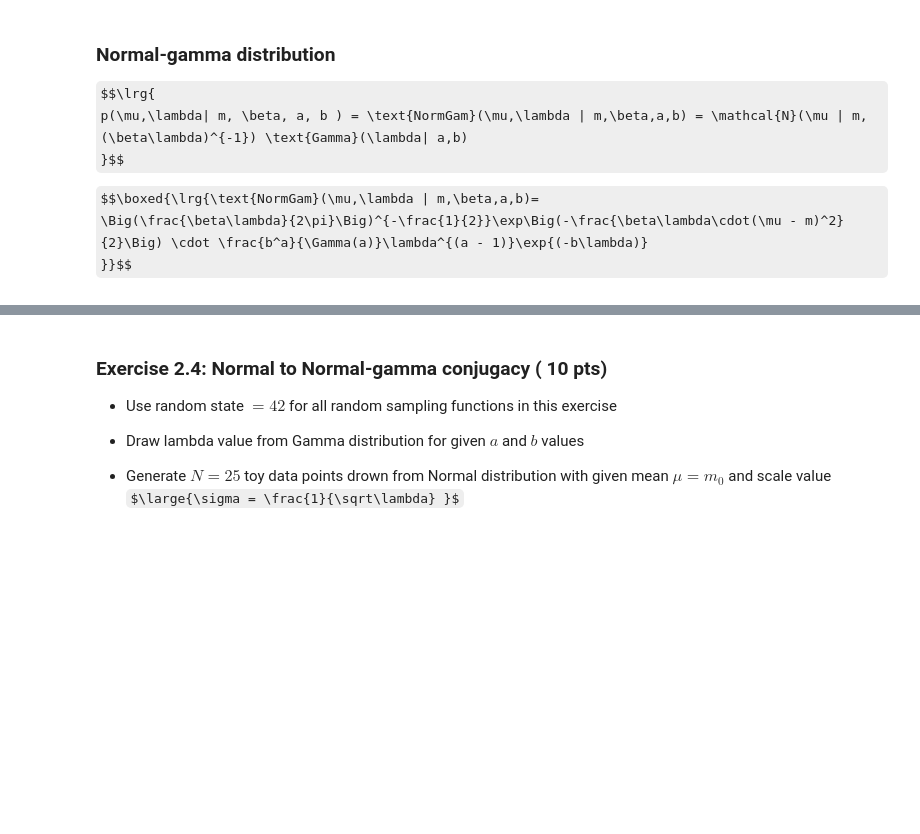
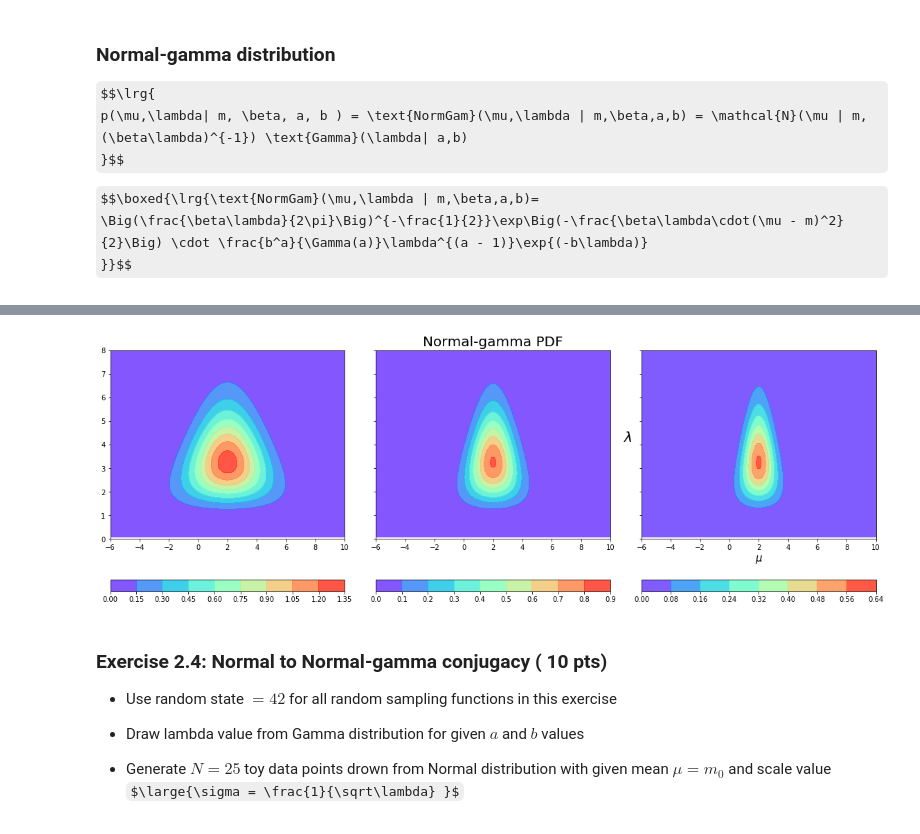
Before and after one commit to toristvan/BAP, a Jupyter notebook: HW4/BAP_HW_4.ipynb, the cells around one changed output, grey strips where cells are left out. Cells and saved outputs as stored; diff of their text form; code cells hidden in the pictures; some formulas as TeX source; blank space fills up the shorter version.

```diff
--- a/HW4/BAP_HW_4.ipynb
+++ b/HW4/BAP_HW_4.ipynb
@@ -174,6 +201,9 @@ $$\boxed{\lrg{\text{NormGam}(\mu,\lambda | m,\beta,a,b)=
 # %%
 def normal_gamma(mu, lambd, m_0=0, beta=1, a=1, b=1):
     # YOUR CODE HERE
+    logpdf = -0.5*(np.log(beta*lambd)-np.log(2*pi)) - (beta*lambd*(mu-m_0)**2)/2 + a*np.log(b) - loggamma(a) + (a-1)*np.log(lambd) - b*lambd
+    #logpdf =
+    return np.exp(logpdf)
 # %% [markdown]
 ### Exercise 2.3: Normal-gamma density plot (10 pts)
 
@@ -191,20 +221,27 @@ M, L = np.meshgrid(mus, lambdas)
 # %%
 betas = [0.1, .25, .5]
 
 f,axis = plt.subplots(1, len(betas), figsize=(16,6), sharey=True, sharex=False)
 
 for i in range(len(betas)):
     ax = axis[i]
     beta = betas[i]
 
     # YOUR CODE HERE
+    mu = np.linspace(-6,10,100)
+    lambd = np.linspace(0,8,100)
+    xx, yy = np.meshgrid(mu, lambd)
+    pdf = normal_gamma(xx, yy, beta = beta, a = 8, b = 2, m_0 = 2)
 
-    ax.set_xlabel('$\\mu$',fontsize=15)
-    ax.set_ylabel('$\\lambda$',fontsize=20, rotation=0, labelpad=20)
+    ccont = ax.contourf(xx, yy , pdf, cmap = cm.rainbow, levels = 8, alpha = 0.8)
+    f.colorbar(ccont, ax = ax, orientation = "horizontal")
 
-
+ax.set_xlabel('$\\mu$',fontsize=15)
+ax.set_ylabel('$\\lambda$',fontsize=20, rotation=0, labelpad=20)
 axis[1].set_title('Normal-gamma PDF', fontsize=20)
 plt.tight_layout()
+# %% [output]
+[figure, added]
 # %% [markdown]
 ### Exercise 2.4: Normal to Normal-gamma conjugacy ( 10 pts)
 
```
Also changed, not shown: parts of 8 cells of this notebook.
